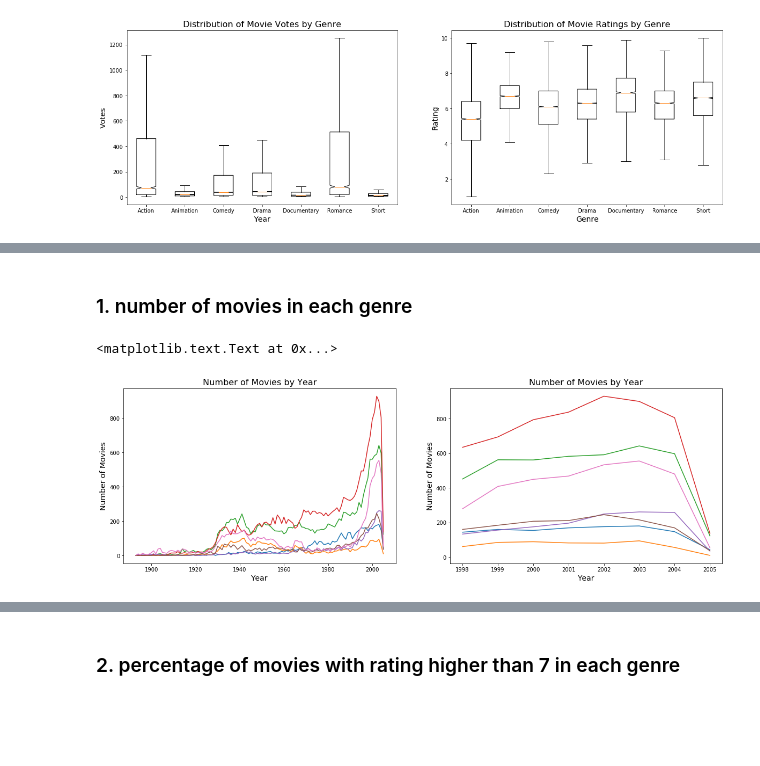
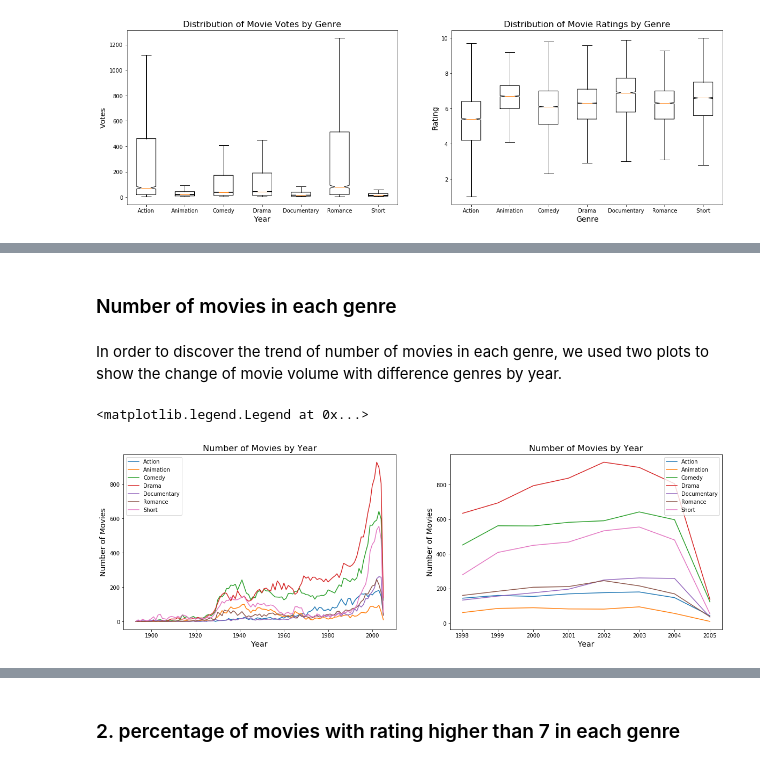
Before and after one commit to wzding/Machine_Learning_Nanodegree, a Jupyter notebook: movie.ipynb, the cells around one changed output, grey strips where cells are left out. Saved outputs shown, nothing was run; the diff lists cells and outputs as text; code cells hidden in the pictures; blank space fills up the shorter version.

```diff
--- a/movie.ipynb
+++ b/movie.ipynb
@@ -97,20 +106,26 @@ plt.title('Distribution of Movie Ratings by Genre', fontsize=16)
 # %% [markdown]
-### 1. number of movies in each genre
+### Number of movies in each genre
+# %% [markdown]
+In order to discover the trend of number of movies in each genre, we used two plots to show the change of movie volume with difference genres by year.
 # %%
 year = df.groupby('year').sum().iloc[:,-7:]
 plt.figure(1,figsize=(20,6))
 
 plt.subplot(121)
-plt.plot(year)
+for g in genre:
+    plt.plot(year[g],label = g)
 plt.xlabel('Year', fontsize=14)
 plt.ylabel('Number of Movies', fontsize=14)
 plt.title('Number of Movies by Year', fontsize=16)
+plt.legend()
 
 plt.subplot(122)
-plt.plot(year[105:])
+for g in genre:
+    plt.plot(year[105:][g],label = g)
 plt.xlabel('Year', fontsize=14)
 plt.ylabel('Number of Movies', fontsize=14)
 plt.title('Number of Movies by Year', fontsize=16)
+plt.legend()
 # %% [output]
-<matplotlib.text.Text at 0x...>
+<matplotlib.legend.Legend at 0x...>
-[figure, old version]
+[figure, new version]
```
Also changed, not shown: parts of 32 cells of this notebook.
